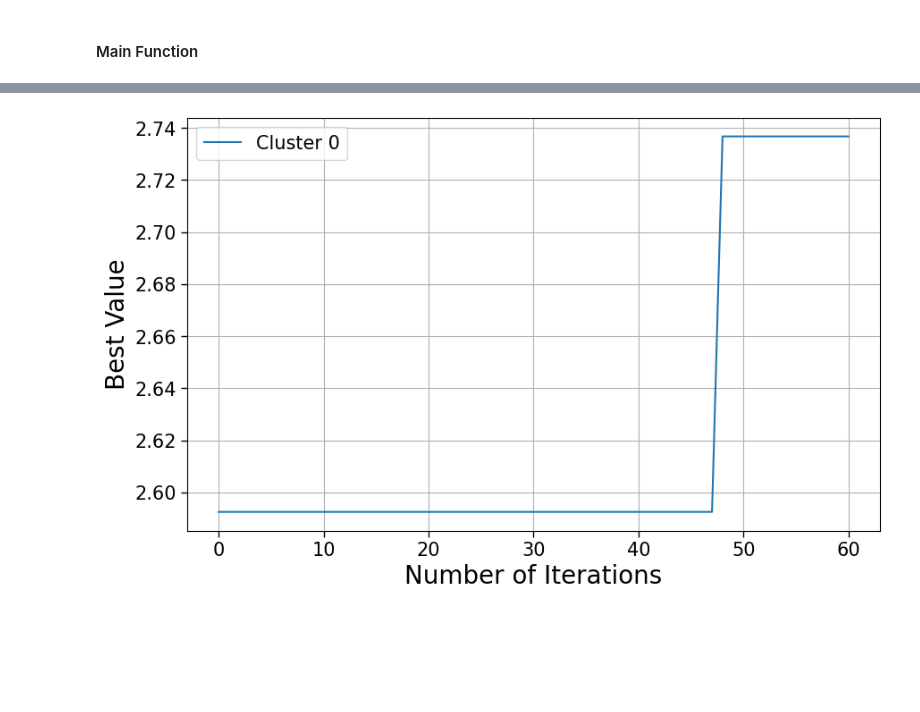
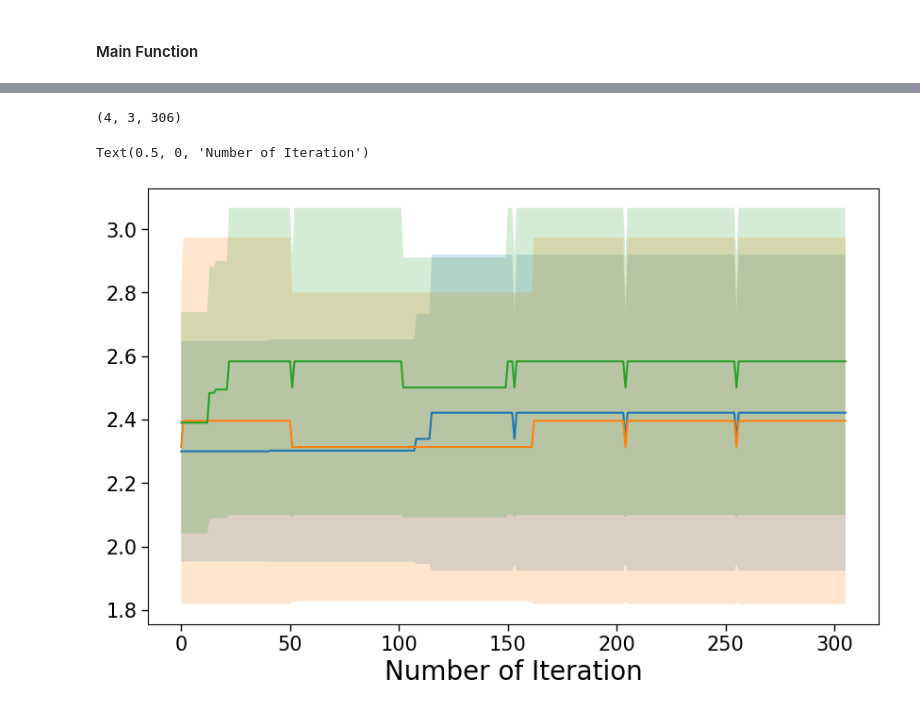
Before and after one commit to AC-BO-Hackathon/project-localGPs_for_COF, a Jupyter notebook: src/BO.ipynb, the cells around one changed output, grey strips where cells are left out. Drawn from its saved outputs; the diff is of its cells as text; code cells hidden in the pictures; blank space fills up the shorter version.

```diff
--- a/src/BO.ipynb
+++ b/src/BO.ipynb
@@ -128,8 +116 @@ samples
 69840 rows × 8 columns
-# %%
-cluster_idx = 0
-XX_desc = list(sample_dfs[cluster_idx].columns[:-1])
-YY_desc = sample_dfs[cluster_idx].columns[-1]
-print(sample_dfs[cluster_idx][XX_desc].to_numpy())
-print('\n')
-print(sample_dfs[cluster_idx][YY_desc].to_numpy())
@@ -451,12 +421,30 @@ Starting the epsilon greedy search
-# %%
-# Plot the best value obtained vs number of iterations
-plt.figure(figsize=(10, 6))
-for i in range(num_cluster):
-    plt.plot(best_observed_all_clusters[i], label=f'Cluster {i}')
-plt.xlabel('Number of Iterations')
-plt.ylabel('Best Value')
-plt.legend()
-plt.grid()
-plt.show()
-# %% [output]
-[figure, removed]
+# %%
+best_observed_all_clusters_all_trials = []
+for trial in range(1,5):
+    # Load files from the trial
+    path = f'../bo_output/results_with_three_clusters/trial_{trial}'
+    # Load the joblib files
+    best_observed_all_clusters_all_trials.append(load(os.path.join(path, 'best_observed_all_clusters.joblib')))
+
+# Convert to a 3D numpy array
+best_observed_all_clusters_all_trials = np.array(best_observed_all_clusters_all_trials)
+best_observed_all_clusters_all_trials.shape
+# %% [output]
+(4, 3, 306)
+# %%
+mean_best_observed = []
+std_best_observed = []
+
+for i in range(3):
+    mean_best_observed.append(np.mean(best_observed_all_clusters_all_trials[:][i][:], axis=0))
+    std_best_observed.append(np.std(best_observed_all_clusters_all_trials[:][i][:], axis=0))
+
+# Plot the mean and standard deviation of the best observed values
+plt.figure(figsize=(10,6))
+for i in range(3):
+    plt.plot(mean_best_observed[i], label=f'Cluster {i+1}')
+    plt.fill_between(range(len(mean_best_observed[i])), mean_best_observed[i] - std_best_observed[i], mean_best_observed[i] + std_best_observed[i], alpha=0.2)
+plt.xlabel('Number of Iteration')
+# %% [output]
+Text(0.5, 0, 'Number of Iteration')
+[figure, added]
```
Also changed, not shown: parts of 8 cells of this notebook, 20 other files.
